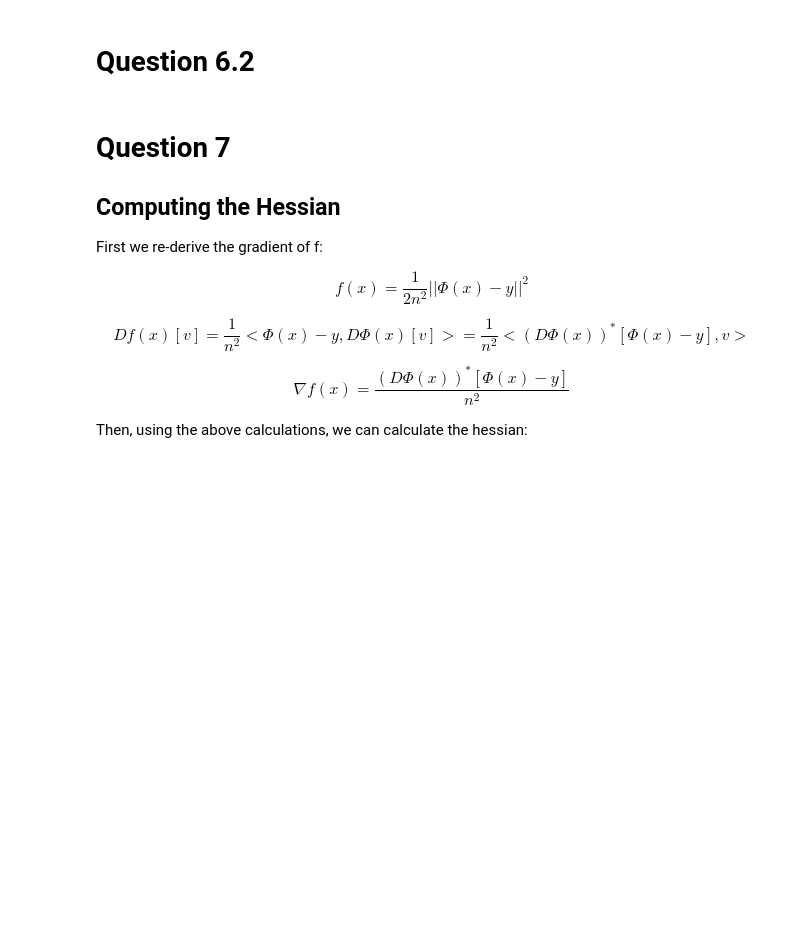
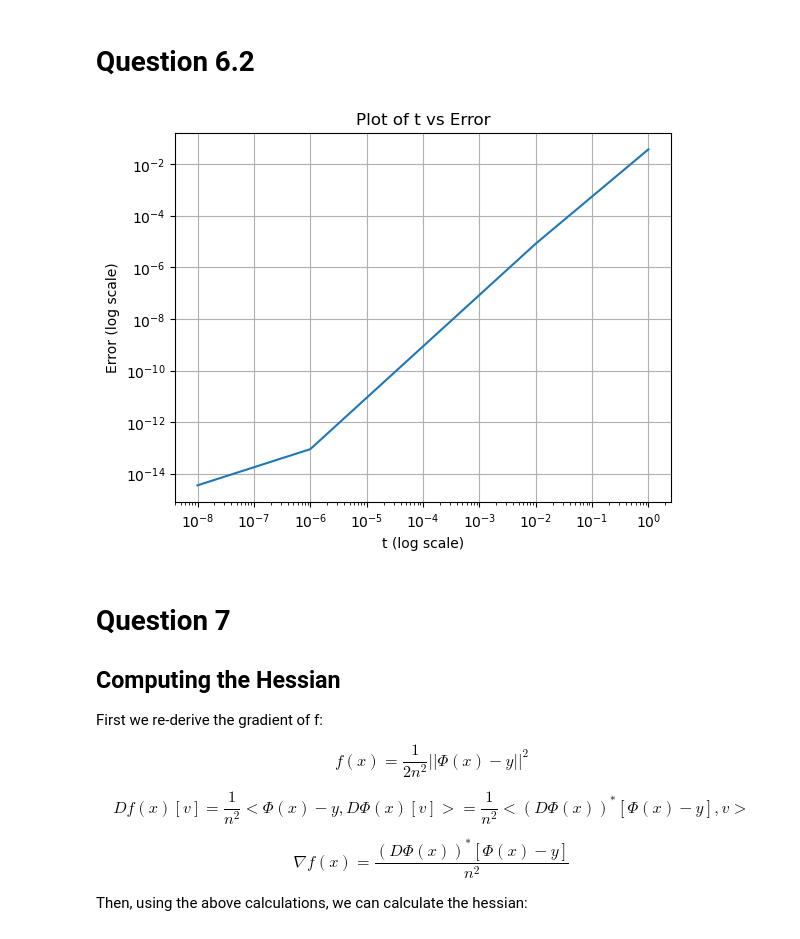
Before and after one commit to gzein/ContOpt_HW2, a Jupyter notebook: ContOpt_HW2.ipynb, the cells around one changed output. Cells and saved outputs as stored; diff of their text form; code cells hidden in the pictures; blank space fills up the shorter version.

```diff
--- a/ContOpt_HW2.ipynb
+++ b/ContOpt_HW2.ipynb
@@ -189,32 +207,34 @@ n = int(data['n'])
 sigma = float(data['sigma'])
 y = data['y'].flatten(order='F').reshape(n**2,1)
 
 #check that the gradient is correct using
 # f(x+tv)= f(x) + t<v,grad_f(x)> + O(t^2)
 
 # Generate a random point and a random direction
 theta = np.random.uniform(-0.5, 0.5, (d, K)).flatten(order='F').reshape(d*K,1)
 v = np.random.uniform(-0.5, 0.5, (d, K)).flatten(order='F').reshape(d*K,1)
 v = v / np.linalg.norm(v)
 
 ## Check the gradient
 def checkgradient(f,grad_f, theta,v):
     #logspace of t values
-    t=np.logspace(-8, 0, num=100)
+    t=np.logspace(-8, 0, num=5)
     #intialise error to 0
     error = np.zeros_like(t)
     #pre-calculae f_lambda and f_lambda_grad to use in for loop
     f_lambda = f(theta,P,y)
     f_lambda_grad = grad_f(theta,P)
     #compute the error at each t
-    for i in tqdm(range(100)):
+    for i in tqdm(range(5)):
         error[i] = np.abs( f(theta+(t[i]*v),P,y)-f_lambda-(t[i]*v.T@f_lambda_grad) )
 
     #plot the graph of error vs t
     plt.loglog(t,error)
     plt.xlabel('t (log scale)')
     plt.ylabel('Error (log scale)')
     plt.title('Plot of t vs Error')
     plt.grid()
     plt.show
 checkgradient(f,grad_f,theta,v)
+# %% [output]
+[figure, added]
```
Also changed, not shown: parts of 6 cells of this notebook.
